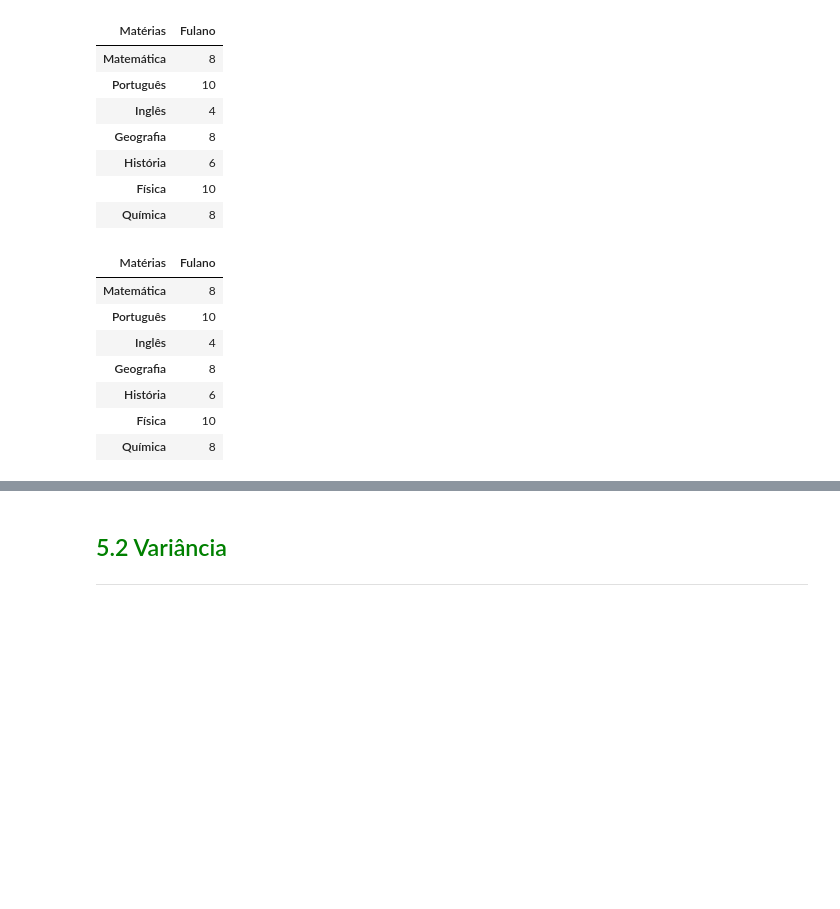
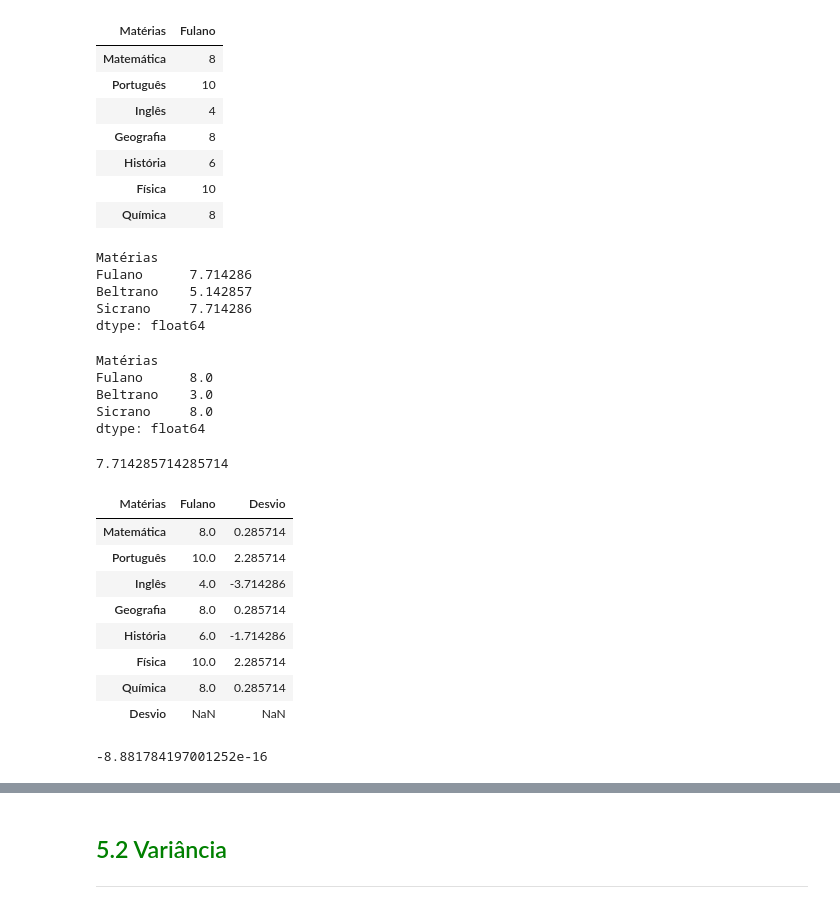
Before and after one commit to orlandojsjunior/Estatistica_com_Python-frequencias_e_medidas, a Jupyter notebook: Curso_de_Estatística.ipynb, the cells around one changed output, grey strips where cells are left out. Saved outputs shown, nothing was run; the diff lists cells and outputs as text; code cells hidden in the pictures; blank space fills up the shorter version.

```diff
--- a/Curso_de_Estatística.ipynb
+++ b/Curso_de_Estatística.ipynb
@@ -1137,15 +1149,41 @@ notas_fulano
 | História | 6 |
 | Física | 10 |
 | Química | 8 |
+# %%
+df.mean()
+# %% [output]
+Matérias
+Fulano      7.714286
+Beltrano    5.142857
+Sicrano     7.714286
+dtype: float64
+# %%
+df.median()
+# %% [output]
+Matérias
+Fulano      8.0
+Beltrano    3.0
+Sicrano     8.0
+dtype: float64
+# %%
+nota_media_fulano = notas_fulano.mean().iloc[0]
+nota_media_fulano
+# %% [output]
+7.714285714285714
 # %%
-notas_media_fulano = notas_fulano['Fulano'].mean()
+notas_fulano.loc['Desvio'] = notas_fulano['Fulano'] - nota_media_fulano
 notas_fulano
 # %% [output]
-| Matérias | Fulano |
-| Matemática | 8 |
-| Português | 10 |
-| Inglês | 4 |
-| Geografia | 8 |
-| História | 6 |
-| Física | 10 |
-| Química | 8 |
+| Matérias | Fulano | Desvio |
+| Matemática | 8.0 | 0.285714 |
+| Português | 10.0 | 2.285714 |
+| Inglês | 4.0 | -3.714286 |
+| Geografia | 8.0 | 0.285714 |
+| História | 6.0 | -1.714286 |
+| Física | 10.0 | 2.285714 |
+| Química | 8.0 | 0.285714 |
+| Desvio | NaN | NaN |
+# %%
+notas_fulano['Desvio'].sum()
+# %% [output]
+-8.881784197001252e-16
```
Also changed, not shown: parts of 6 cells of this notebook.
